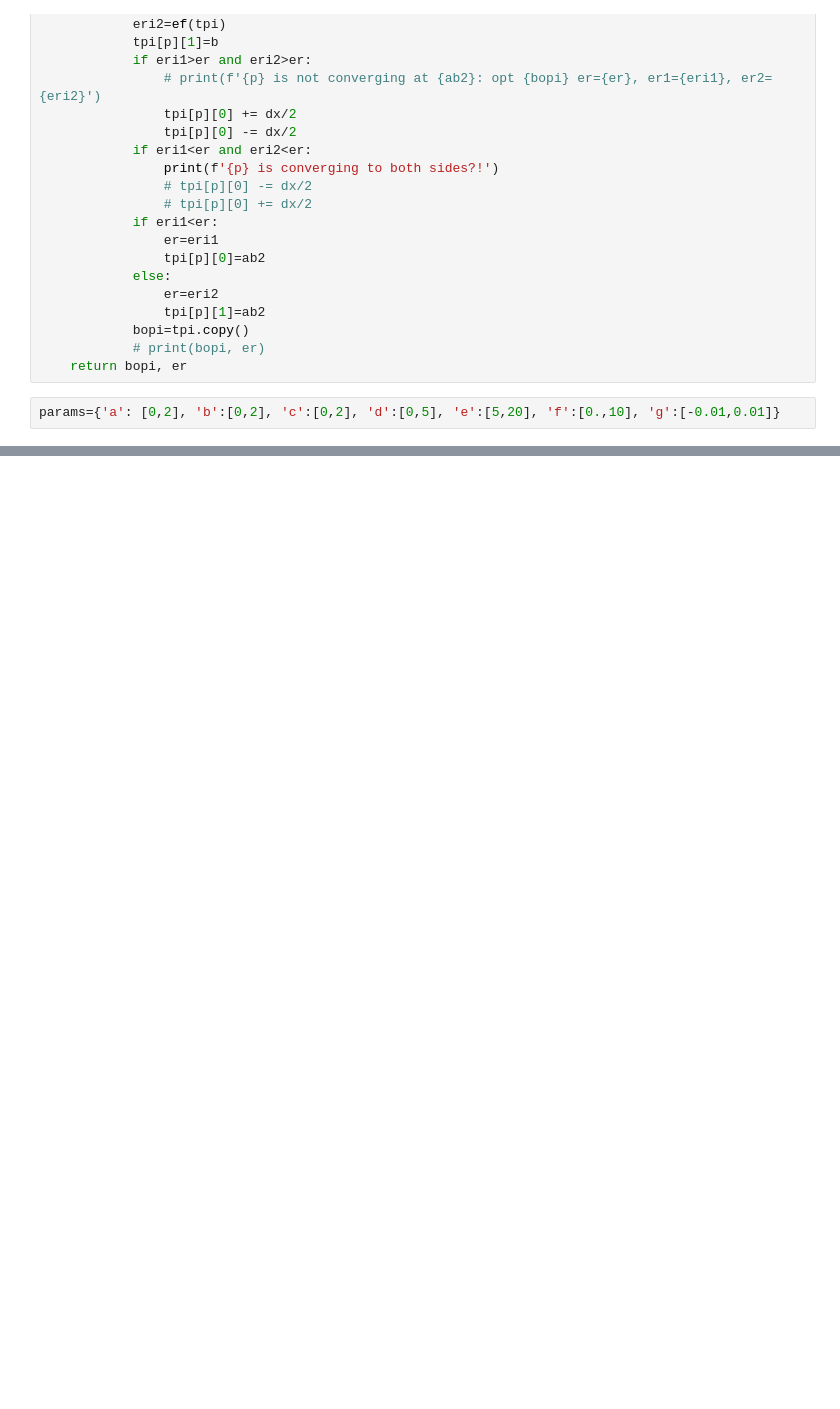
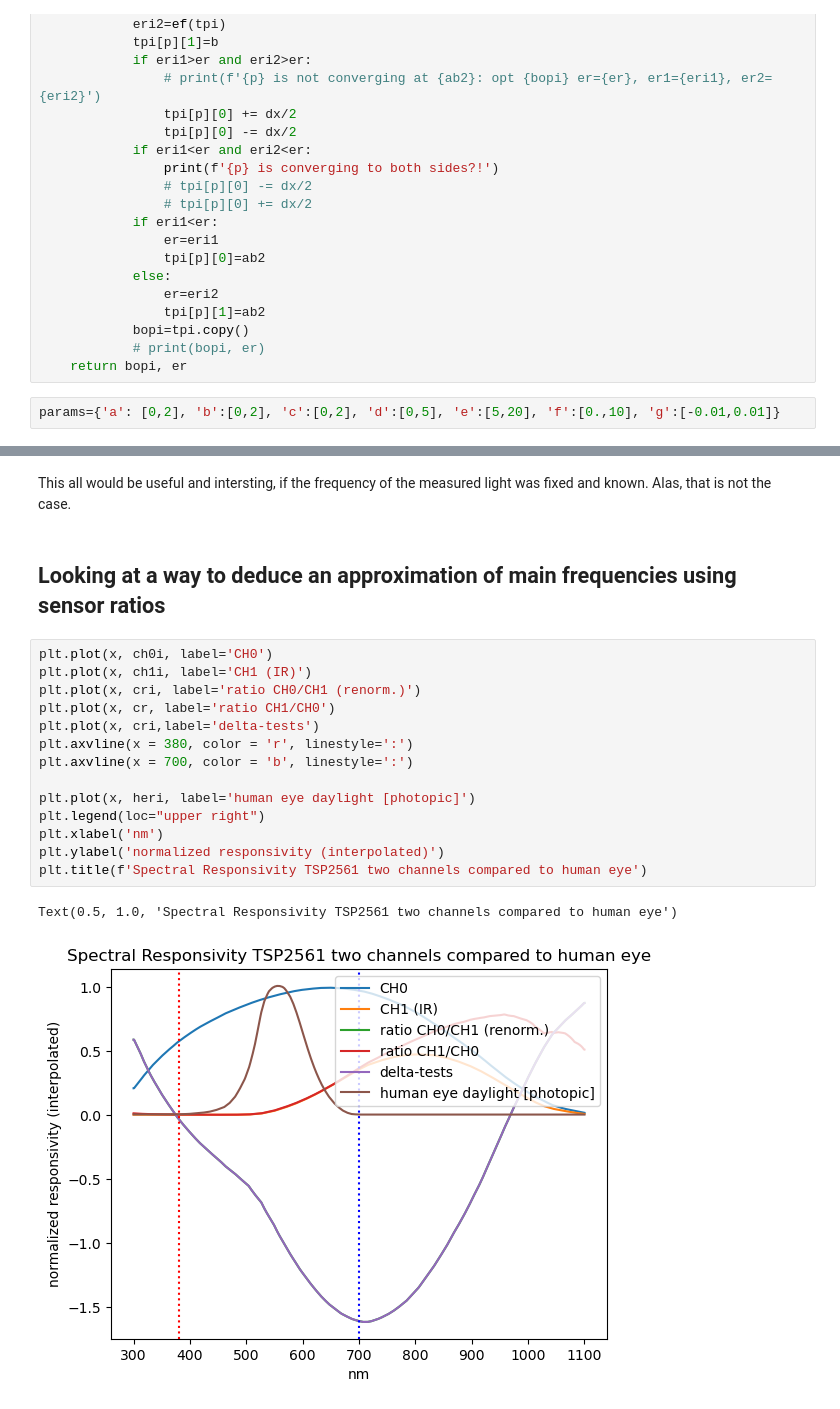
Before and after one commit to muwerk/mupplet-sensor, a Jupyter notebook: extras/TSL2561.ipynb, the cells around one changed output, grey strips where cells are left out. Saved outputs shown, nothing was run; the diff lists cells and outputs as text; blank space fills up the shorter version.

```diff
--- a/extras/TSL2561.ipynb
+++ b/extras/TSL2561.ipynb
@@ -407,0 +403,21 @@ eval_st(85.0/65535.0,14.0/65635.0,a,b,c,d,e,f,g,ren)
+# %% [markdown]
+This all would be useful and intersting, if the frequency of the measured light was fixed and known. Alas, that is not the case.
+# %% [markdown]
+## Looking at a way to deduce an approximation of main frequencies using sensor ratios
+# %%
+plt.plot(x, ch0i, label='CH0')
+plt.plot(x, ch1i, label='CH1 (IR)')
+plt.plot(x, cri, label='ratio CH0/CH1 (renorm.)')
+plt.plot(x, cr, label='ratio CH1/CH0')
+plt.plot(x, cri,label='delta-tests')
+plt.axvline(x = 380, color = 'r', linestyle=':')
+plt.axvline(x = 700, color = 'b', linestyle=':')
+
+plt.plot(x, heri, label='human eye daylight [photopic]')
+plt.legend(loc="upper right")
+plt.xlabel('nm')
+plt.ylabel('normalized responsivity (interpolated)')
+plt.title(f'Spectral Responsivity TSP2561 two channels compared to human eye')
+# %% [output]
+Text(0.5, 1.0, 'Spectral Responsivity TSP2561 two channels compared to human eye')
+[figure, added]
```
Also changed, not shown: parts of 9 cells of this notebook.
